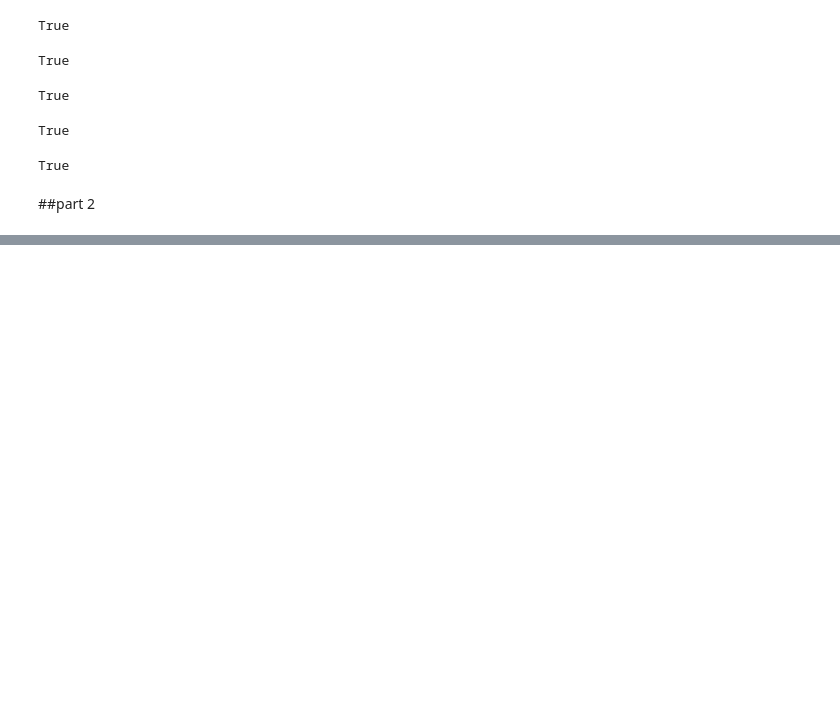
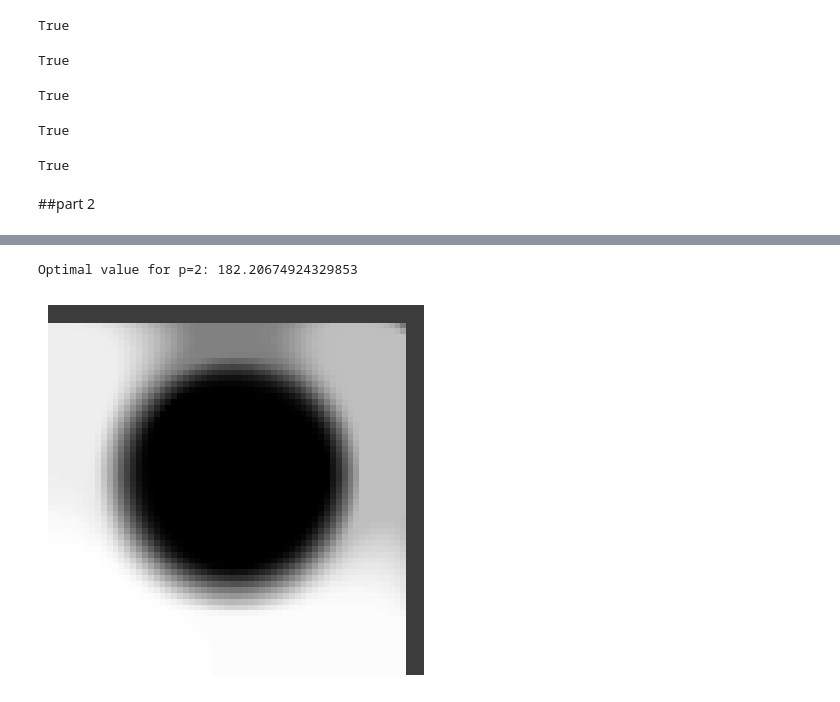
Before and after one commit to AmirHosseinNaghdi2003/convex-optimization, a Jupyter notebook: CHW1/CO_CHW1.ipynb, the cells around one changed output, grey strips where cells are left out. Cells and saved outputs as stored; diff of their text form; code cells hidden in the pictures; blank space fills up the shorter version.

```diff
--- a/CHW1/CO_CHW1.ipynb
+++ b/CHW1/CO_CHW1.ipynb
@@ -108,0 +160,8 @@ log(1.0 + [0.5 0.5 0.5 0.5 0.5] @ var981) + 0.1 @ Pnorm(var981, 2)
+# %%
+# LASSO with p=2
+opt2, img2 = lasso(toy, 1, 2)
+print("Optimal value for p=2:", opt2)
+display_grayscale_image(img2)
+# %% [output]
+Optimal value for p=2: 182.20674924329853
+[figure, added]
```
Also changed, not shown: parts of 9 cells of this notebook.
